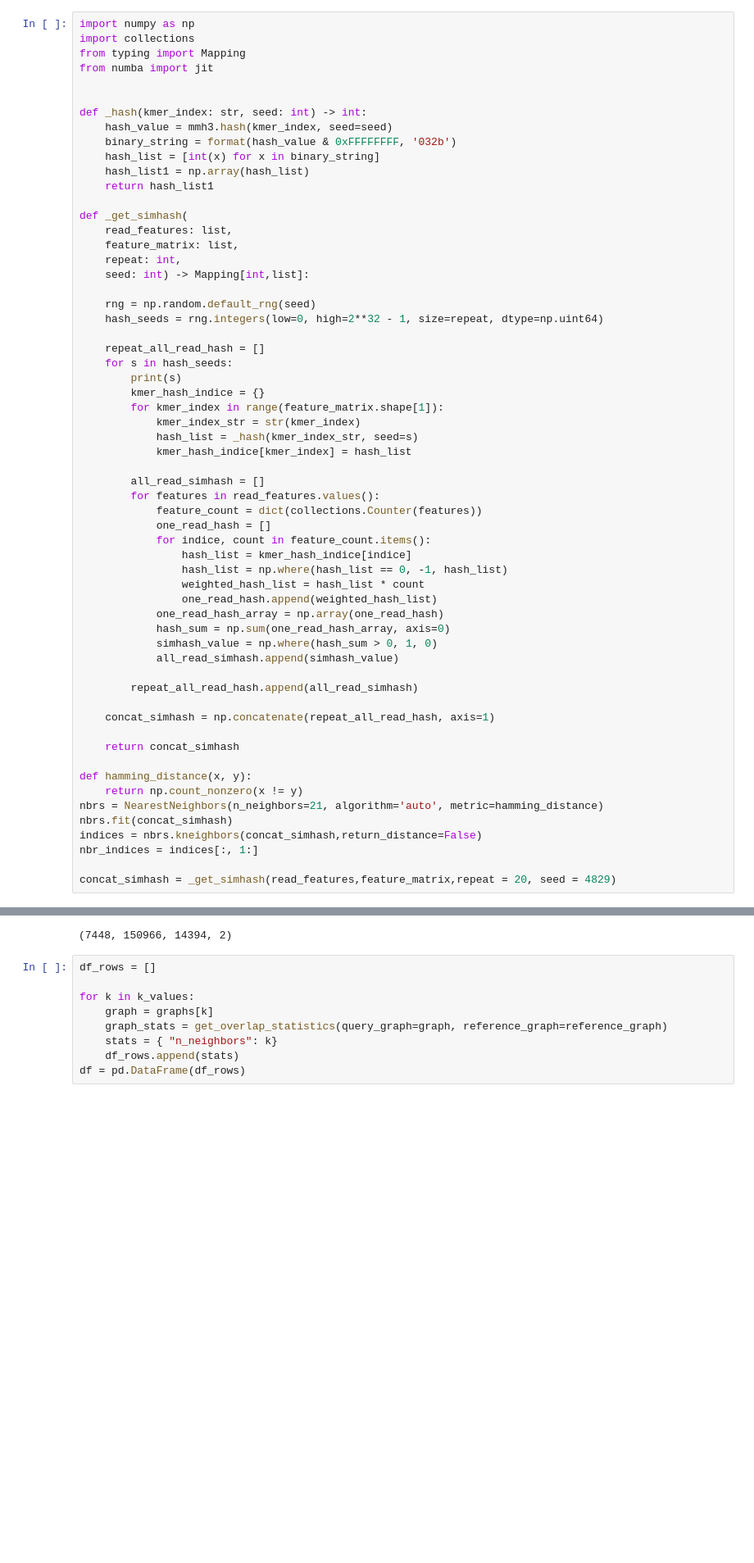
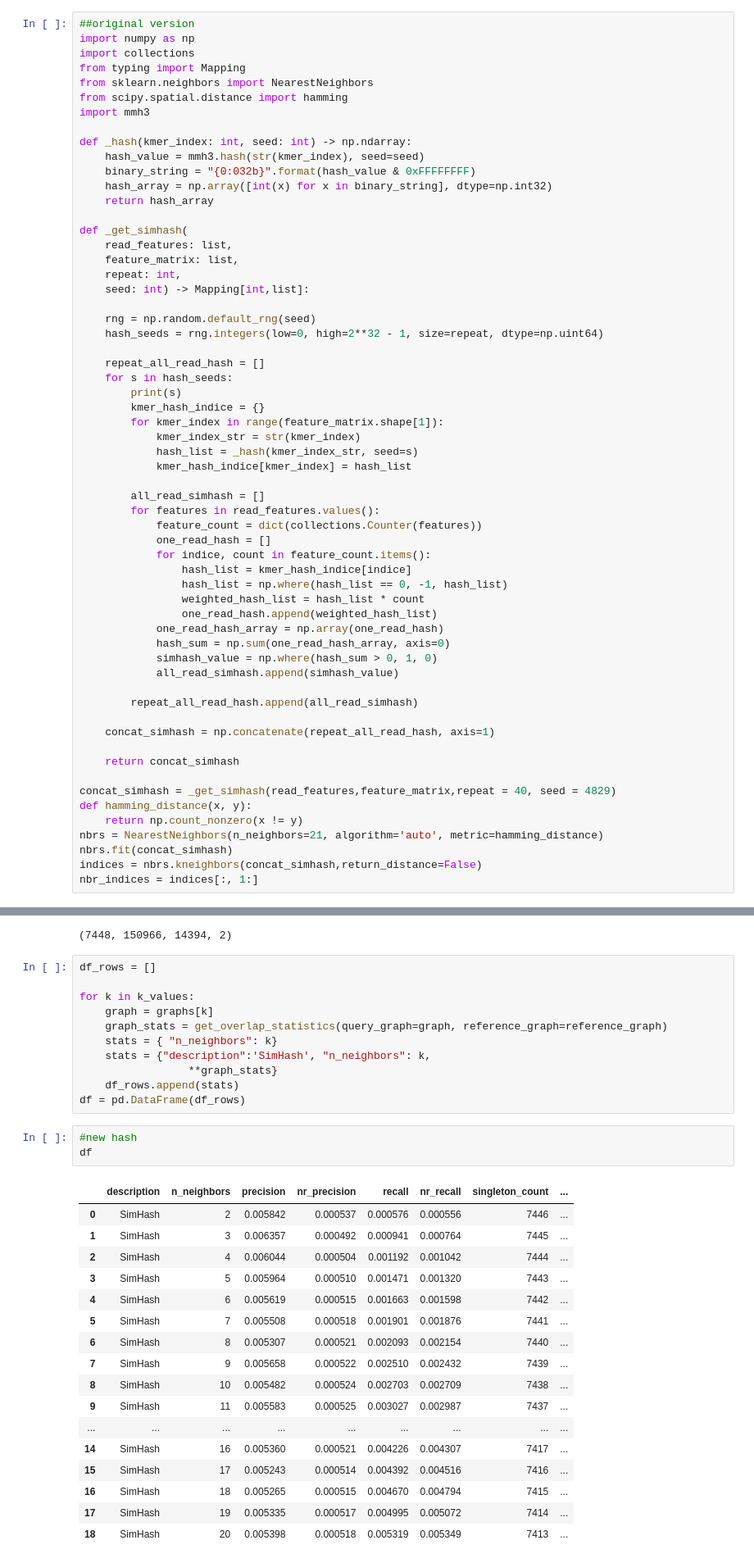
Before and after one commit to jzhang-dev/kNN-overlap-finder, a Jupyter notebook: notebooks/simhash/test.ipynb, the cells around one changed output, grey strips where cells are left out. Shown: that part at 82% size. Saved outputs shown, nothing was run; the diff lists cells and outputs as text; blank space fills up the shorter version.

Commit message:
complete simhash algorithm

```diff
--- a/notebooks/simhash/test.ipynb
+++ b/notebooks/simhash/test.ipynb
@@ -111,18 +104,19 @@ feature_matrix.shape
 # %% [output]
 (7448, 1265400)
 # %%
+##original version
 import numpy as np
 import collections
 from typing import Mapping
-from numba import jit
+from sklearn.neighbors import NearestNeighbors
+from scipy.spatial.distance import hamming
+import mmh3
 
-
-def _hash(kmer_index: str, seed: int) -> int:
-    hash_value = mmh3.hash(kmer_index, seed=seed)
-    binary_string = format(hash_value & 0xFFFFFFFF, '032b')
-    hash_list = [int(x) for x in binary_string]
-    hash_list1 = np.array(hash_list)
-    return hash_list1
+def _hash(kmer_index: int, seed: int) -> np.ndarray:
+    hash_value = mmh3.hash(str(kmer_index), seed=seed)
+    binary_string = "{0:032b}".format(hash_value & 0xFFFFFFFF)
+    hash_array = np.array([int(x) for x in binary_string], dtype=np.int32)
+    return hash_array
 
 def _get_simhash(
     read_features: list,
@@ -162,14 +156,13 @@ def _get_simhash(
 
     return concat_simhash
 
+concat_simhash = _get_simhash(read_features,feature_matrix,repeat = 40, seed = 4829)
 def hamming_distance(x, y):
     return np.count_nonzero(x != y)
 nbrs = NearestNeighbors(n_neighbors=21, algorithm='auto', metric=hamming_distance)
 nbrs.fit(concat_simhash)
 indices = nbrs.kneighbors(concat_simhash,return_distance=False)
 nbr_indices = indices[:, 1:]
-
-concat_simhash = _get_simhash(read_features,feature_matrix,repeat = 20, seed = 4829)
 # %% [output]
 299897765
 2378963497
@@ -256,5 +246,28 @@ for k in k_values:
     graph = graphs[k]
     graph_stats = get_overlap_statistics(query_graph=graph, reference_graph=reference_graph)
     stats = { "n_neighbors": k}
+    stats = {"description":'SimHash', "n_neighbors": k,
+                 **graph_stats}
     df_rows.append(stats)
 df = pd.DataFrame(df_rows)
+# %%
+#new hash
+df
+# %% [output]
+|  | description | n_neighbors | precision | nr_precision | recall | nr_recall | singleton_count | ... |
+| 0 | SimHash | 2 | 0.005842 | 0.000537 | 0.000576 | 0.000556 | 7446 | ... |
+| 1 | SimHash | 3 | 0.006357 | 0.000492 | 0.000941 | 0.000764 | 7445 | ... |
+| 2 | SimHash | 4 | 0.006044 | 0.000504 | 0.001192 | 0.001042 | 7444 | ... |
+| 3 | SimHash | 5 | 0.005964 | 0.000510 | 0.001471 | 0.001320 | 7443 | ... |
+| 4 | SimHash | 6 | 0.005619 | 0.000515 | 0.001663 | 0.001598 | 7442 | ... |
+| 5 | SimHash | 7 | 0.005508 | 0.000518 | 0.001901 | 0.001876 | 7441 | ... |
+| 6 | SimHash | 8 | 0.005307 | 0.000521 | 0.002093 | 0.002154 | 7440 | ... |
+| 7 | SimHash | 9 | 0.005658 | 0.000522 | 0.002510 | 0.002432 | 7439 | ... |
+| 8 | SimHash | 10 | 0.005482 | 0.000524 | 0.002703 | 0.002709 | 7438 | ... |
+| 9 | SimHash | 11 | 0.005583 | 0.000525 | 0.003027 | 0.002987 | 7437 | ... |
+| ... | ... | ... | ... | ... | ... | ... | ... | ... |
+| 14 | SimHash | 16 | 0.005360 | 0.000521 | 0.004226 | 0.004307 | 7417 | ... |
+| 15 | SimHash | 17 | 0.005243 | 0.000514 | 0.004392 | 0.004516 | 7416 | ... |
+| 16 | SimHash | 18 | 0.005265 | 0.000515 | 0.004670 | 0.004794 | 7415 | ... |
+| 17 | SimHash | 19 | 0.005335 | 0.000517 | 0.004995 | 0.005072 | 7414 | ... |
+| 18 | SimHash | 20 | 0.005398 | 0.000518 | 0.005319 | 0.005349 | 7413 | ... |
```
Also changed, not shown: parts of 22 cells of this notebook, 11 other files.
